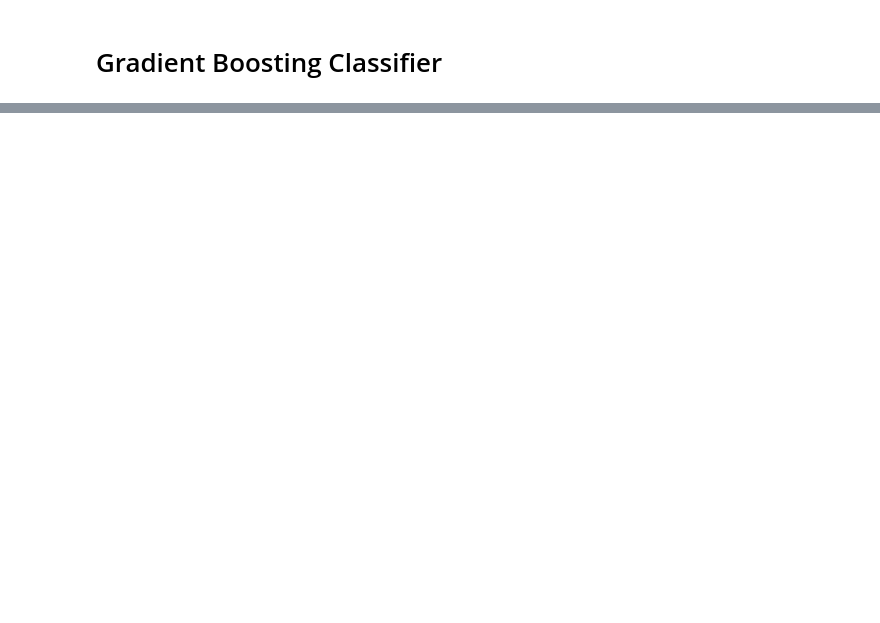
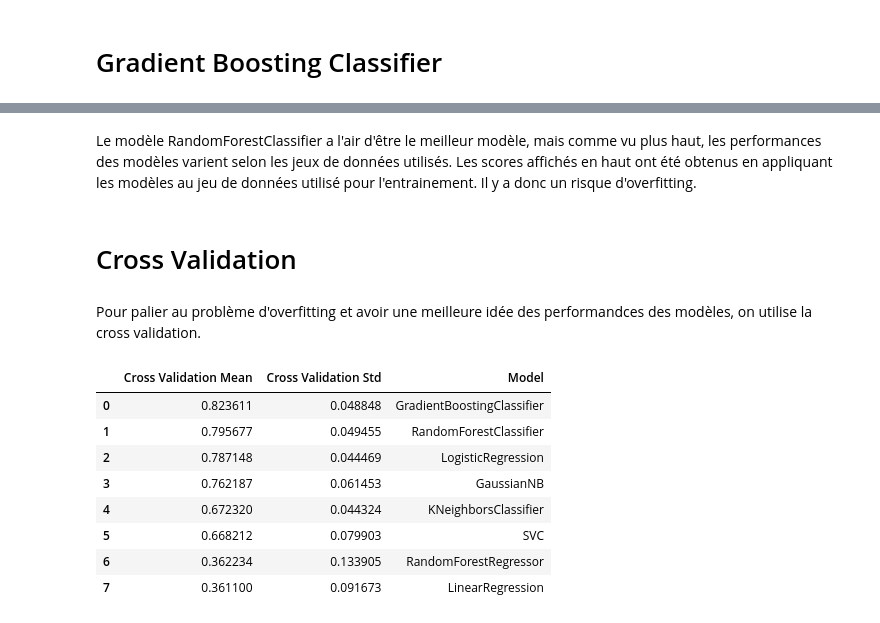
Before and after one commit to etekeli/Data-Science-Notebooks, a Jupyter notebook: titanic.ipynb, the cells around one changed output, grey strips where cells are left out. Saved outputs shown, nothing was run; the diff lists cells and outputs as text; code cells hidden in the pictures; blank space fills up the shorter version.

```diff
--- a/titanic.ipynb
+++ b/titanic.ipynb
@@ -225,6 +231,8 @@ from sklearn.svm import SVC
 
 model = SVC()
 model.fit(train_X, train_y)
+models_names.append("SVC")
 
 test_predictions = model.predict(test_X)
-model.score(train_X, train_y)
+score = model.score(train_X, train_y)
+scores.append(score)
@@ -268,0 +292,41 @@ model.score(train_X, train_y)
+# %% [markdown]
+Le modèle RandomForestClassifier a l'air d'être le meilleur modèle, mais comme vu plus haut, les performances des modèles varient selon les jeux de données utilisés. Les scores affichés en haut ont été obtenus en appliquant les modèles au jeu de données utilisé pour l'entrainement. Il y a donc un risque d'overfitting.
+# %% [markdown]
+# Cross Validation
+# %% [markdown]
+Pour palier au problème d'overfitting et avoir une meilleure idée des performandces des modèles, on utilise la cross validation.
+# %%
+from sklearn.model_selection import cross_val_score
+
+models = [RandomForestRegressor(random_state=31),
+          RandomForestClassifier(random_state=1),
+          LinearRegression(),
+          LogisticRegression(random_state=1, solver='liblinear'),
+          SVC(),
+          KNeighborsClassifier(n_neighbors = 2),
+          GaussianNB(),
+          GradientBoostingClassifier(n_estimators=150)]
+
+scores = []
+for m in models:
+    scores.append(cross_val_score(m, train_X, train_y, cv=10))
+
+
+cv_mean = []
+cv_std = []
+for s in scores:
+    cv_mean.append(s.mean())
+    cv_std.append(s.std())
+
+cv_res = pd.DataFrame({'Cross Validation Mean': cv_mean, 'Cross Validation Std': cv_std, 'Model': models_names})
+cv_res.sort_values(by = 'Cross Validation Mean', ascending = False, ignore_index = True)
+# %% [output]
+|  | Cross Validation Mean | Cross Validation Std | Model |
+| 0 | 0.823611 | 0.048848 | GradientBoostingClassifier |
+| 1 | 0.795677 | 0.049455 | RandomForestClassifier |
+| 2 | 0.787148 | 0.044469 | LogisticRegression |
+| 3 | 0.762187 | 0.061453 | GaussianNB |
+| 4 | 0.672320 | 0.044324 | KNeighborsClassifier |
+| 5 | 0.668212 | 0.079903 | SVC |
+| 6 | 0.362234 | 0.133905 | RandomForestRegressor |
+| 7 | 0.361100 | 0.091673 | LinearRegression |
```
Also changed, not shown: parts of 14 cells of this notebook.
